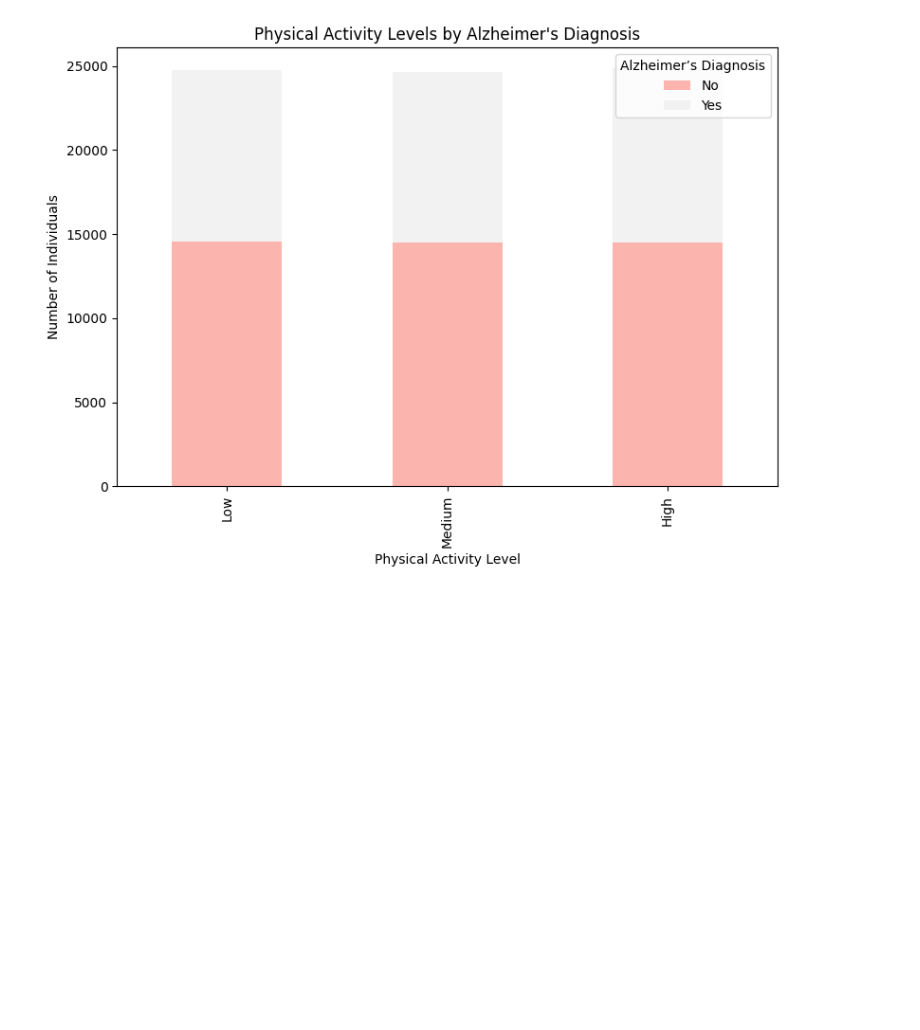
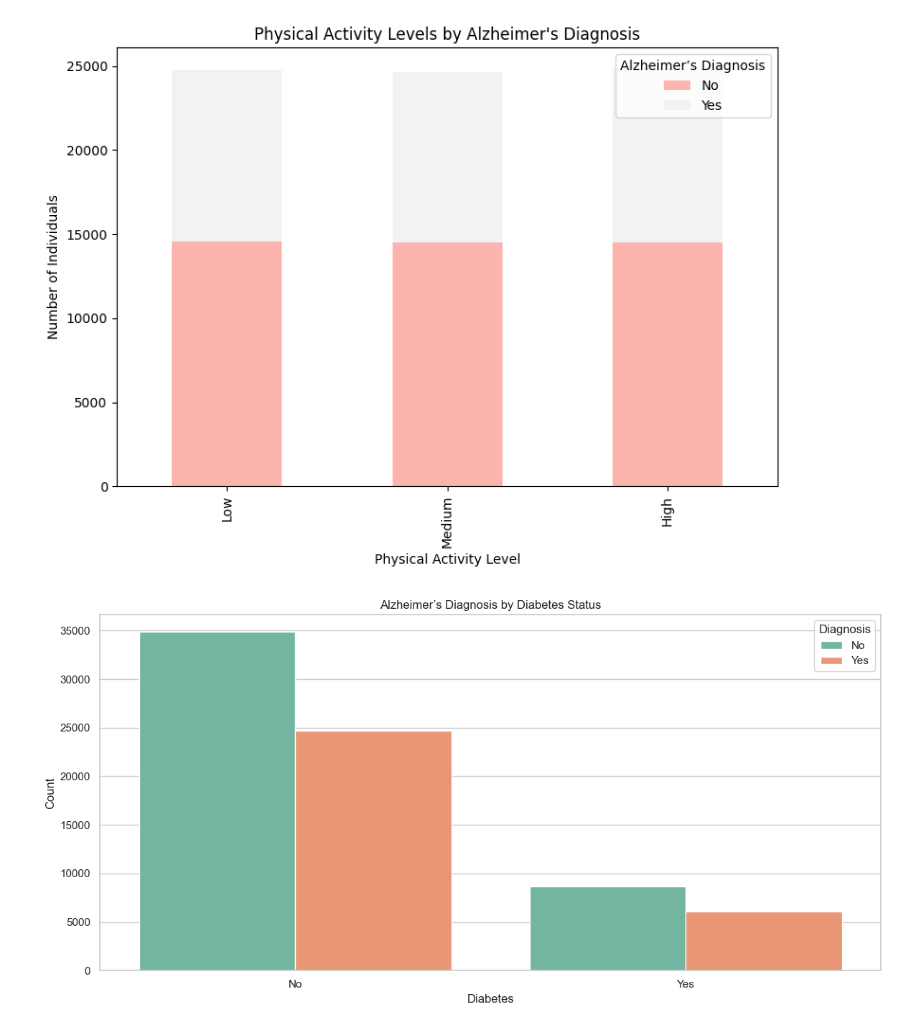
Before and after one commit to Shivsgithubb/ALZHEIMER-S, a Jupyter notebook: analysis/Lifestyle_and_health_factors.ipynb, the cells around one changed output. Saved outputs shown, nothing was run; the diff lists cells and outputs as text; code cells hidden in the pictures; blank space fills up the shorter version.

```diff
--- a/analysis/Lifestyle_and_health_factors.ipynb
+++ b/analysis/Lifestyle_and_health_factors.ipynb
@@ -102,4 +102,26 @@ plt.show()
 # %%
 # bar plot
 
-plt.bar_label
+import matplotlib.pyplot as plt
+
+# Set Seaborn style
+sns.set(style="whitegrid")
+
+# Create the bar plot
+plt.figure(figsize=(12, 6))
+sns.countplot(
+    data=df,
+    x="Diabetes",
+    hue="Alzheimer’s Diagnosis",
+    palette="Set2"
+)
+
+# Add labels and title
+plt.title("Alzheimer’s Diagnosis by Diabetes Status")
+plt.xlabel("Diabetes")
+plt.ylabel("Count")
+plt.legend(title="Diagnosis")
+plt.tight_layout()
+plt.show()
+# %% [output]
+[figure, added]
```
Also changed, not shown: 10 other files.
